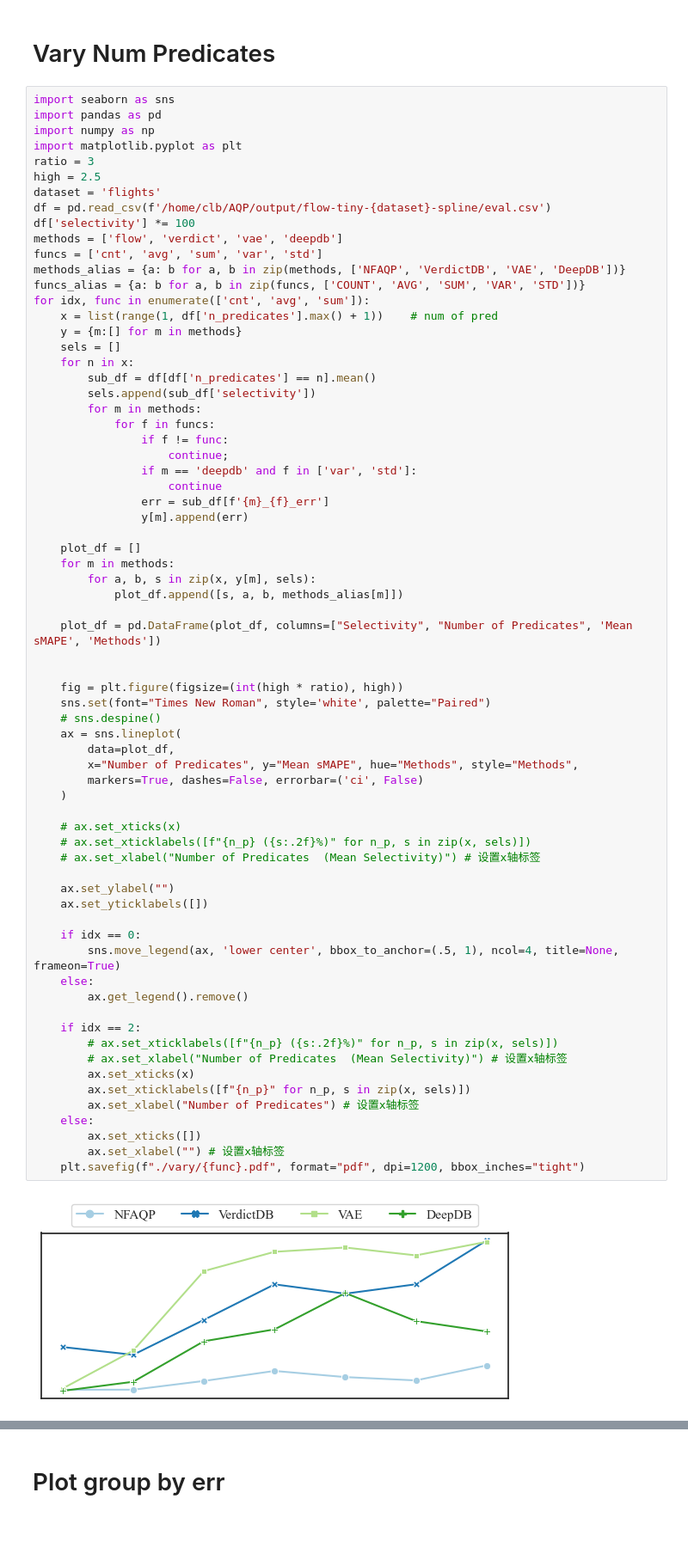
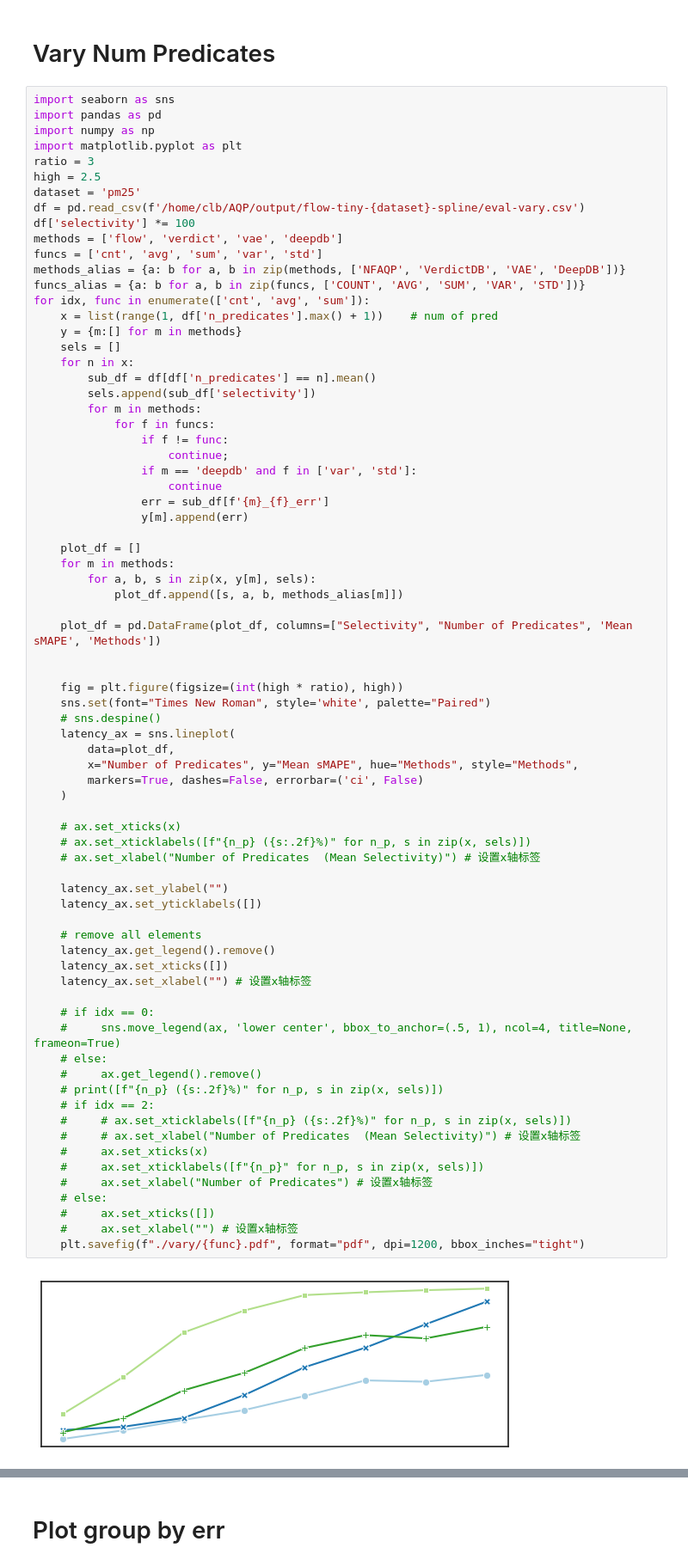
Before and after one commit to cenlibin/NFAQP, a Jupyter notebook: plot/seaborn.ipynb, the cells around one changed output, grey strips where cells are left out. Shown at 86% size. Cells and saved outputs as stored; diff of their text form; blank space fills up the shorter version.

```diff
--- a/plot/seaborn.ipynb
+++ b/plot/seaborn.ipynb
@@ -72,8 +81,8 @@ import numpy as np
 import matplotlib.pyplot as plt
 ratio = 3
 high = 2.5
-dataset = 'flights'
-df = pd.read_csv(f'/home/clb/AQP/output/flow-tiny-{dataset}-spline/eval.csv')
+dataset = 'pm25'
+df = pd.read_csv(f'/home/clb/AQP/output/flow-tiny-{dataset}-spline/eval-vary.csv')
 df['selectivity'] *= 100
 methods = ['flow', 'verdict', 'vae', 'deepdb']
 funcs = ['cnt', 'avg', 'sum', 'var', 'std']
@@ -92,47 +101,52 @@ for idx, func in enumerate(['cnt', 'avg', 'sum']):
                     continue;
                 if m == 'deepdb' and f in ['var', 'std']:
                     continue
                 err = sub_df[f'{m}_{f}_err']
                 y[m].append(err)
 
     plot_df = []
     for m in methods:
         for a, b, s in zip(x, y[m], sels):
             plot_df.append([s, a, b, methods_alias[m]])
 
     plot_df = pd.DataFrame(plot_df, columns=["Selectivity", "Number of Predicates", 'Mean sMAPE', 'Methods'])
 
 
     fig = plt.figure(figsize=(int(high * ratio), high))
     sns.set(font="Times New Roman", style='white', palette="Paired")
     # sns.despine()
-    ax = sns.lineplot(
+    latency_ax = sns.lineplot(
         data=plot_df,
         x="Number of Predicates", y="Mean sMAPE", hue="Methods", style="Methods",
         markers=True, dashes=False, errorbar=('ci', False)
     )
 
     # ax.set_xticks(x)
     # ax.set_xticklabels([f"{n_p} ({s:.2f}%)" for n_p, s in zip(x, sels)])
     # ax.set_xlabel("Number of Predicates  (Mean Selectivity)") # 设置x轴标签
 
-    ax.set_ylabel("")
-    ax.set_yticklabels([])
+    latency_ax.set_ylabel("")
+    latency_ax.set_yticklabels([])
 
-    if idx == 0:
-        sns.move_legend(ax, 'lower center', bbox_to_anchor=(.5, 1), ncol=4, title=None, frameon=True)
-    else:
-        ax.get_legend().remove()
+    # remove all elements
+    latency_ax.get_legend().remove()
+    latency_ax.set_xticks([])
+    latency_ax.set_xlabel("") # 设置x轴标签
 
-    if idx == 2:
-        # ax.set_xticklabels([f"{n_p} ({s:.2f}%)" for n_p, s in zip(x, sels)])
-        # ax.set_xlabel("Number of Predicates  (Mean Selectivity)") # 设置x轴标签
-        ax.set_xticks(x)
-        ax.set_xticklabels([f"{n_p}" for n_p, s in zip(x, sels)])
-        ax.set_xlabel("Number of Predicates") # 设置x轴标签
-    else:
-        ax.set_xticks([])
-        ax.set_xlabel("") # 设置x轴标签
+    # if idx == 0:
+    #     sns.move_legend(ax, 'lower center', bbox_to_anchor=(.5, 1), ncol=4, title=None, frameon=True)
+    # else:
+    #     ax.get_legend().remove()
+    # print([f"{n_p} ({s:.2f}%)" for n_p, s in zip(x, sels)])
+    # if idx == 2:
+    #     # ax.set_xticklabels([f"{n_p} ({s:.2f}%)" for n_p, s in zip(x, sels)])
+    #     # ax.set_xlabel("Number of Predicates  (Mean Selectivity)") # 设置x轴标签
+    #     ax.set_xticks(x)
+    #     ax.set_xticklabels([f"{n_p}" for n_p, s in zip(x, sels)])
+    #     ax.set_xlabel("Number of Predicates") # 设置x轴标签
+    # else:
+    #     ax.set_xticks([])
+    #     ax.set_xlabel("") # 设置x轴标签
     plt.savefig(f"./vary/{func}.pdf", format="pdf", dpi=1200, bbox_inches="tight")
 # %% [output]
-[figure, old version]
+[figure, new version]
```
Also changed, not shown: parts of 14 cells of this notebook, 8 other files.
